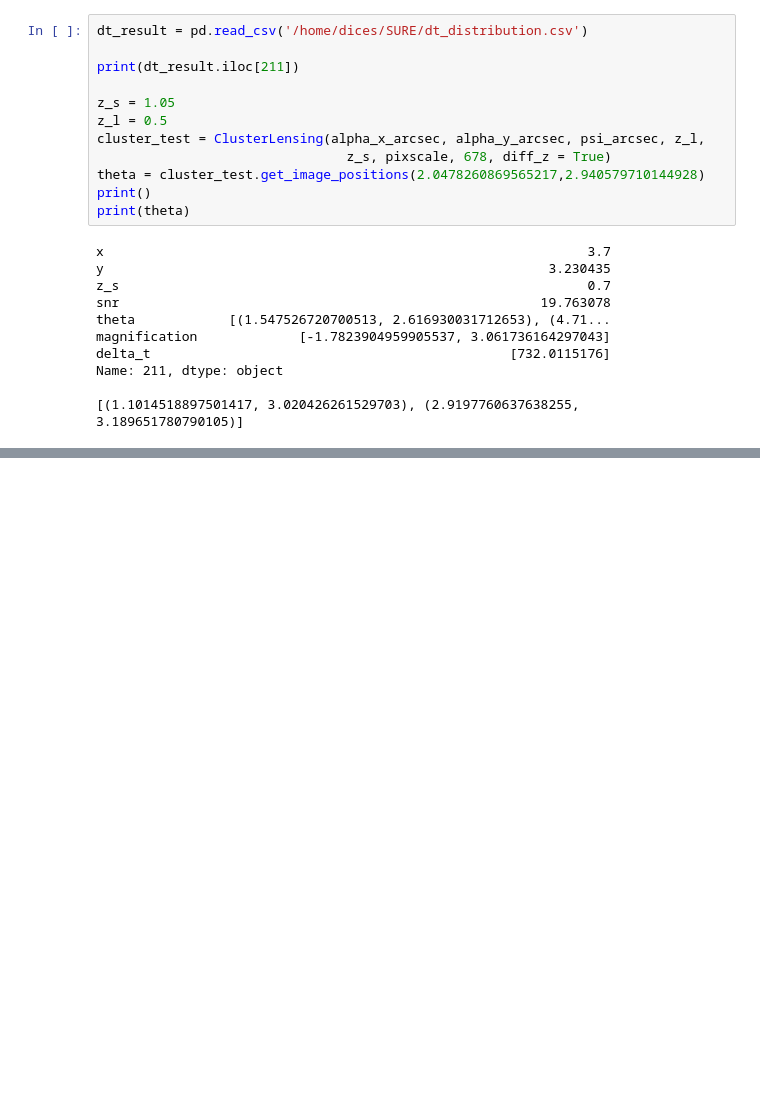
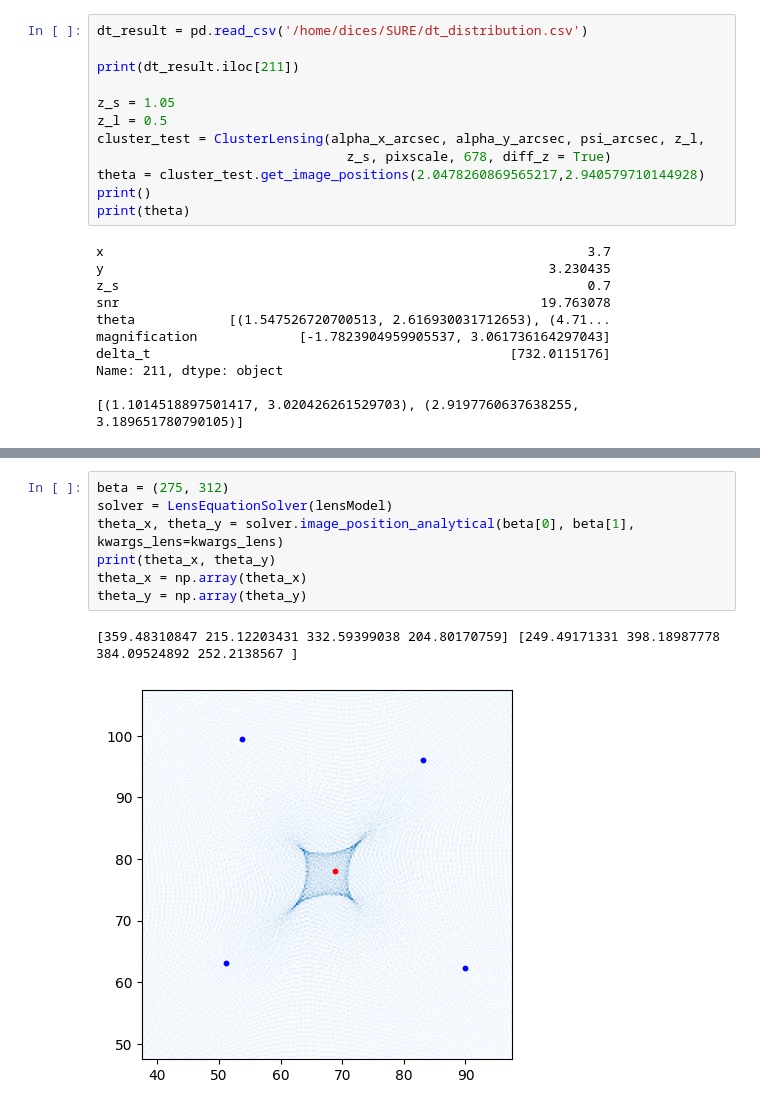
Before and after one commit to diceandcats/SURE-GW-lensing, a Jupyter notebook: Real stuffs/b4class_test.ipynb, the cells around one changed output, grey strips where cells are left out. Cells and saved outputs as stored; diff of their text form; blank space fills up the shorter version.

```diff
--- a/Real stuffs/b4class_test.ipynb
+++ b/Real stuffs/b4class_test.ipynb
@@ -121,0 +153,10 @@ Name: 211, dtype: object
+# %%
+beta = (275, 312)
+solver = LensEquationSolver(lensModel)
+theta_x, theta_y = solver.image_position_analytical(beta[0], beta[1], kwargs_lens=kwargs_lens)
+print(theta_x, theta_y)
+theta_x = np.array(theta_x)
+theta_y = np.array(theta_y)
+# %% [output]
+[359.48310847 215.12203431 332.59399038 204.80170759] [249.49171331 398.18987778 384.09524892 252.2138567 ]
+[figure, added]
```
Also changed, not shown: parts of 3 cells of this notebook, 2 other files.
